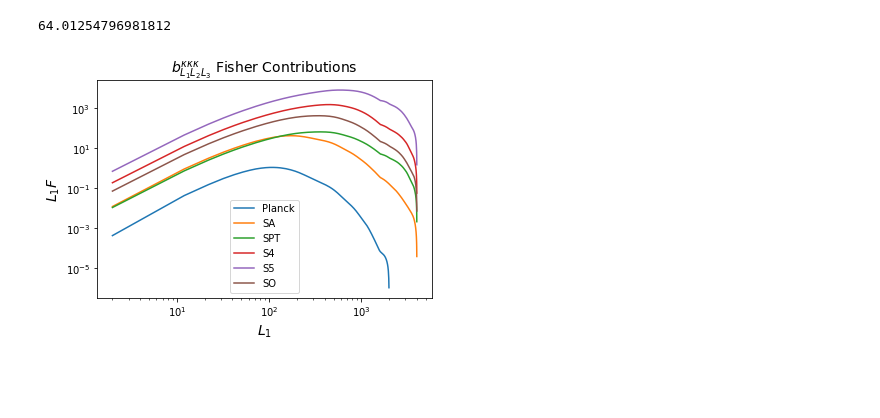
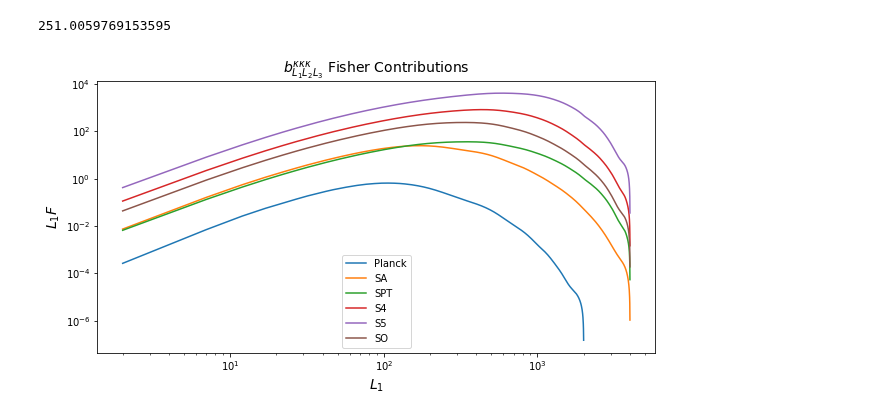
Before and after one commit to mfrobertson/omegaQE, a Jupyter notebook: kkomega/fisher.ipynb, the cells around one changed output. Saved outputs shown, nothing was run; the diff lists cells and outputs as text; code cells hidden in the pictures; blank space fills up the shorter version.

```diff
--- a/kkomega/fisher.ipynb
+++ b/kkomega/fisher.ipynb
@@ -195,7 +213,7 @@ Time = 4702.653460979462
 # %%
 Lmax = 4000
 dL = 1
-dTheta = 0.3
+Ntheta = 10
 L3max = 4000
 f_skys = [0.65, 0.06, 0.4, 0.5, 0.4]
 exps = ["my_SA", "my_SPT", "my_S4", "my_S5", "my_SO"]
@@ -204,7 +222,7 @@ for iii, exp in enumerate(exps):
     N0_file = f"cache/_N0/N0_{exp}_14_14_TQU.npy"
     fisher = Fisher(N0_file, ells_sample_file, M_file)
     f_sky = f_skys[iii]
-    F_conv_rot = fisher.get_convergence_rotation_bispectrum_Fisher3(Lmax, dL, dTheta, L3max, f_sky)
+    F_conv_rot = fisher.get_convergence_rotation_bispectrum_Fisher3(Lmax, dL, Ntheta, L3max, f_sky)
     print(exp)
     print(f"S/N = {np.sqrt(F_conv_rot)}")
     print("---------------------------")
@@ -230,7 +338,7 @@ Time = 319.9057722091675
 # %%
 Lmax = 4000
 dL = 1
-dTheta = 0.3
+Ntheta = 10
 L3max = 4000
 f_skys = [0.65, 0.06, 0.4, 0.5, 0.4]
 exps = ["my_SA", "my_SPT", "my_S4", "my_S5", "my_SO"]
@@ -239,7 +347,7 @@ for iii, exp in enumerate(exps):
     N0_file = f"cache/_N0/N0_{exp}_14_14_TQU.npy"
     fisher = Fisher(N0_file, ells_sample_file, M_file)
     f_sky = f_skys[iii]
-    F_conv_rot = fisher.get_convergence_bispectrum_Fisher3(Lmax, dL, dTheta, L3max, f_sky)
+    F_conv_rot = fisher.get_convergence_bispectrum_Fisher3(Lmax, dL, Ntheta, L3max, f_sky)
     print(exp)
     print(f"S/N = {np.sqrt(F_conv_rot)}")
     print("---------------------------")
@@ -265,6 +373,6 @@ Time = 2982.980057954788
 # %%
-dL = 10
-dTheta = 0.3
+dL = 5
+Ntheta = 10
 Lmaxs = [2000, 4000, 4000, 4000, 4000, 4000]
 f_skys = [0.7, 0.65, 0.06, 0.4, 0.5, 0.4]
 exps = ["my_Planck", "my_SA", "my_SPT", "my_S4", "my_S5", "my_SO"]
@@ -272,7 +380,7 @@ t0 = time.time()
 for iii, exp in enumerate(exps):
     N0_file = f"cache/_N0/N0_{exp}_14_14_TQU.npy"
     fisher = Fisher(N0_file, ells_sample_file, M_file)
-    Ls_rot, F_conv_rot = fisher.get_convergence_rotation_bispectrum_Fisher2(Lmaxs[iii], dL, dTheta, Lmaxs[iii], f_skys[iii], arr=True)
+    Ls_rot, F_conv_rot = fisher.get_convergence_rotation_bispectrum_Fisher2(Lmaxs[iii], dL, Ntheta, Lmaxs[iii], f_skys[iii], arr=True)
     plt.loglog(Ls_rot, Ls_rot*F_conv_rot, label=f"{exp[3:]}")
 t1 = time.time()
 print(t1-t0)
@@ -286,0 +395,25 @@ plt.show()
+# %%
+dL = 5
+Ntheta = 10
+Lmaxs = [2000, 4000, 4000, 4000, 4000, 4000]
+f_skys = [0.7, 0.65, 0.06, 0.4, 0.5, 0.4]
+exps = ["my_Planck", "my_SA", "my_SPT", "my_S4", "my_S5", "my_SO"]
+t0 = time.time()
+fig, ax = plt.subplots(3,2, figsize=[15, 15])
+for iii, exp in enumerate(exps):
+    N0_file = f"cache/_N0/N0_{exp}_14_14_TQU.npy"
+    fisher = Fisher(N0_file, ells_sample_file, M_file)
+    Ls_rot, F_conv_rot = fisher.get_convergence_rotation_bispectrum_Fisher2(Lmaxs[iii], dL, Ntheta, Lmaxs[iii], f_skys[iii], arr=True)
+    row = iii//2
+    if iii % 2: col = 1
+    else: col = 0
+    ax[row][col].semilogx(Ls_rot, Ls_rot*F_conv_rot, label=f"{exp[3:]}")
+    ax[row][col].set_ylabel("$L_1F$", fontsize=14)
+    ax[row][col].legend()
+    if row == 0:
+        ax[row][col].set_title("$b_{L_1L_2L_3}^{\kappa\kappa\omega}$ Fisher Contributions", fontsize=14)
+    elif row == 2:
+        ax[row][col].set_xlabel("$L_1$", fontsize=14)
+t1 = time.time()
+print(t1-t0)
+plt.show()
@@ -287,22 +423,22 @@ plt.show()
 # %%
-dL = 10
-dTheta = 0.3
+dL = 5
+Ntheta = 10
 Lmaxs = [2000, 4000, 4000, 4000, 4000, 4000]
 f_skys = [0.7, 0.65, 0.06, 0.4, 0.5, 0.4]
 exps = ["my_Planck", "my_SA", "my_SPT", "my_S4", "my_S5", "my_SO"]
 t0 = time.time()
 for iii, exp in enumerate(exps):
     N0_file = f"cache/_N0/N0_{exp}_14_14_TQU.npy"
     fisher = Fisher(N0_file, ells_sample_file, M_file)
-    Ls_conv, F_conv = fisher.get_convergence_bispectrum_Fisher2(Lmaxs[iii], dL, dTheta, Lmaxs[iii], f_skys[iii], arr=True)
+    Ls_conv, F_conv = fisher.get_convergence_bispectrum_Fisher2(Lmaxs[iii], dL, Ntheta, Lmaxs[iii], f_skys[iii], arr=True)
     plt.loglog(Ls_conv, Ls_conv*F_conv, label=f"{exp[3:]}")
 t1 = time.time()
 print(t1-t0)
 plt.title("$b_{L_1L_2L_3}^{\kappa\kappa\kappa}$ Fisher Contributions", fontsize=14)
 plt.xlabel("$L_1$", fontsize=14)
 plt.ylabel("$L_1F$", fontsize=14)
 plt.legend()
 plt.show()
 # %% [output]
-64.01254796981812
+251.0059769153595
-[figure, old version]
+[figure, new version]
```
Also changed, not shown: parts of 20 cells of this notebook, 9 other files.
